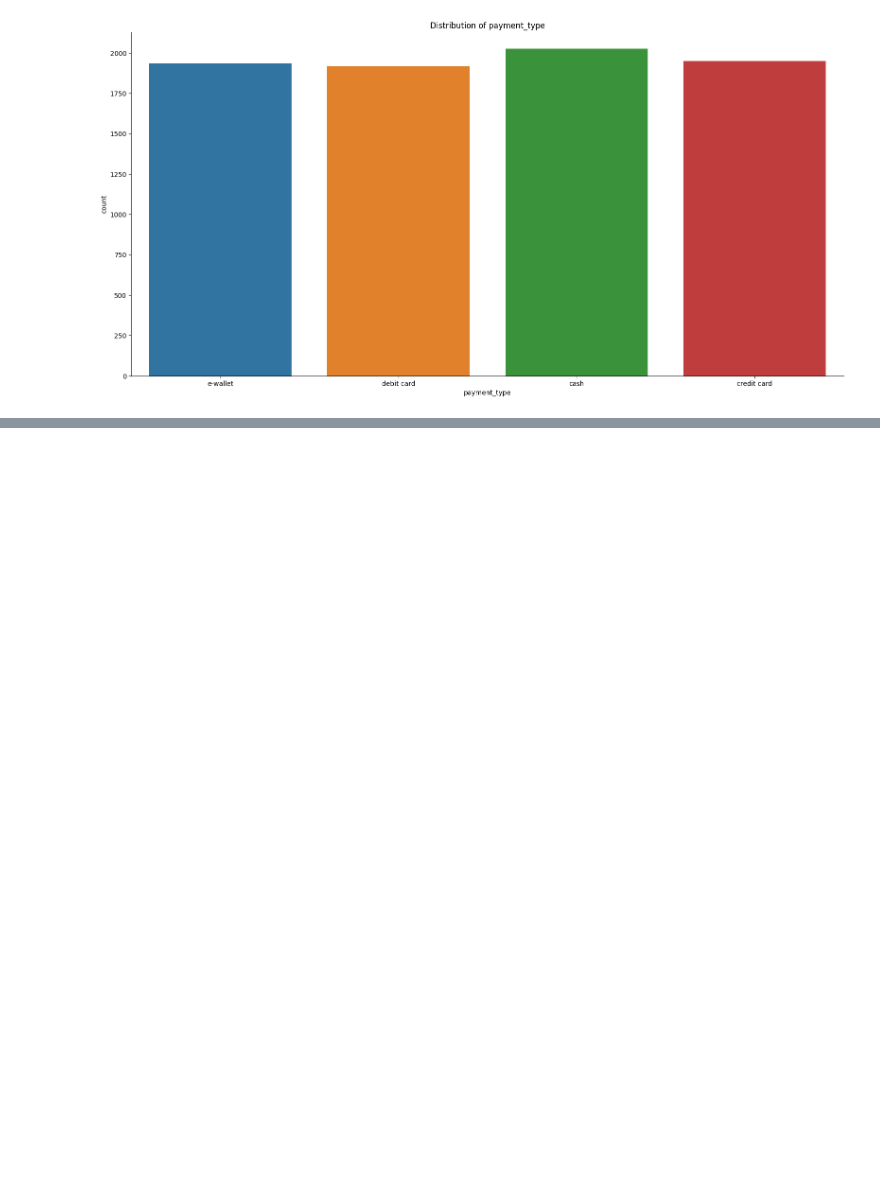
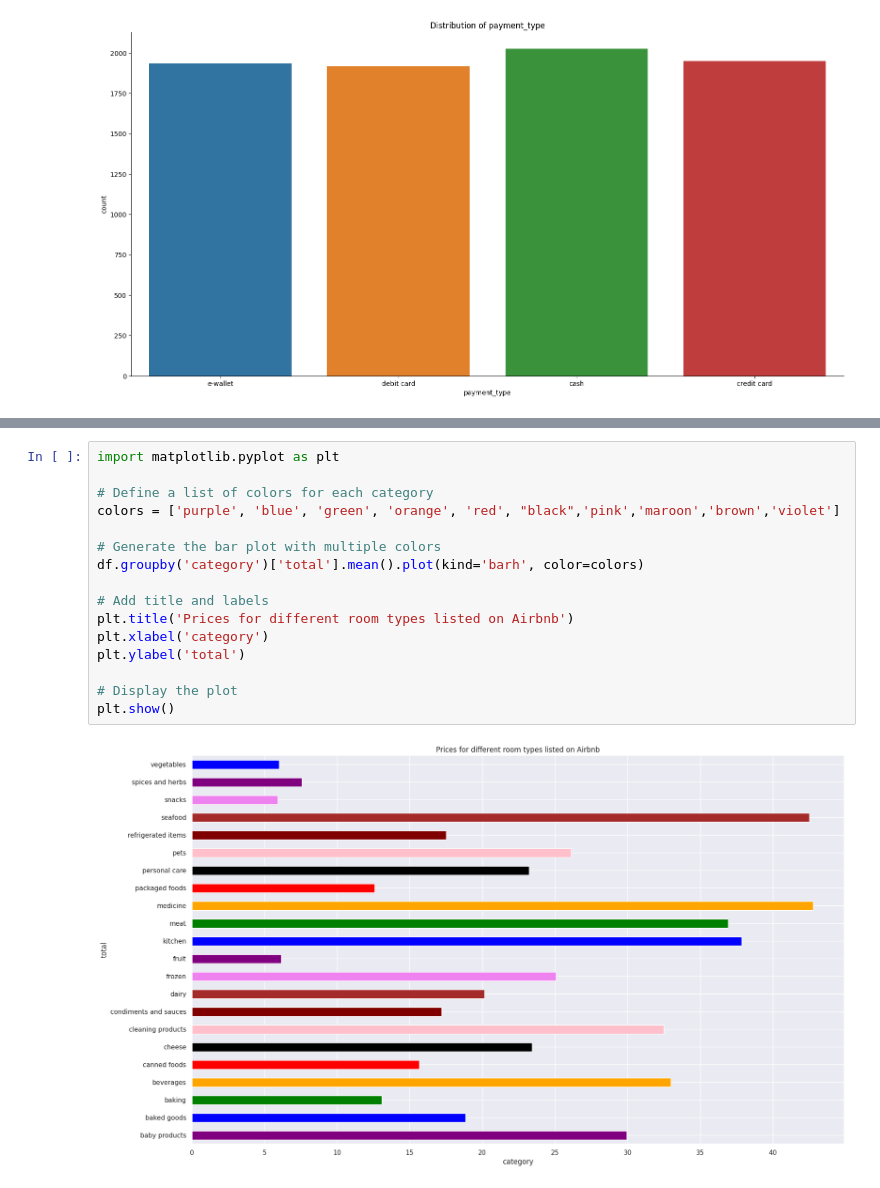
Before and after one commit to ayeshafirdose31/Cognizant_AI, a Jupyter notebook: Task1.ipynb, the cells around one changed output, grey strips where cells are left out. Drawn from its saved outputs; the diff is of its cells as text; blank space fills up the shorter version.

```diff
--- a/Task1.ipynb
+++ b/Task1.ipynb
@@ -268,0 +329,18 @@ plot_categorical_distribution(df, 'payment_type')
+# %%
+import matplotlib.pyplot as plt
+
+# Define a list of colors for each category
+colors = ['purple', 'blue', 'green', 'orange', 'red', "black",'pink','maroon','brown','violet']
+
+# Generate the bar plot with multiple colors
+df.groupby('category')['total'].mean().plot(kind='barh', color=colors)
+
+# Add title and labels
+plt.title('Prices for different room types listed on Airbnb')
+plt.xlabel('category')
+plt.ylabel('total')
+
+# Display the plot
+plt.show()
+# %% [output]
+[figure, added]
```
Also changed, not shown: parts of 12 cells of this notebook.
